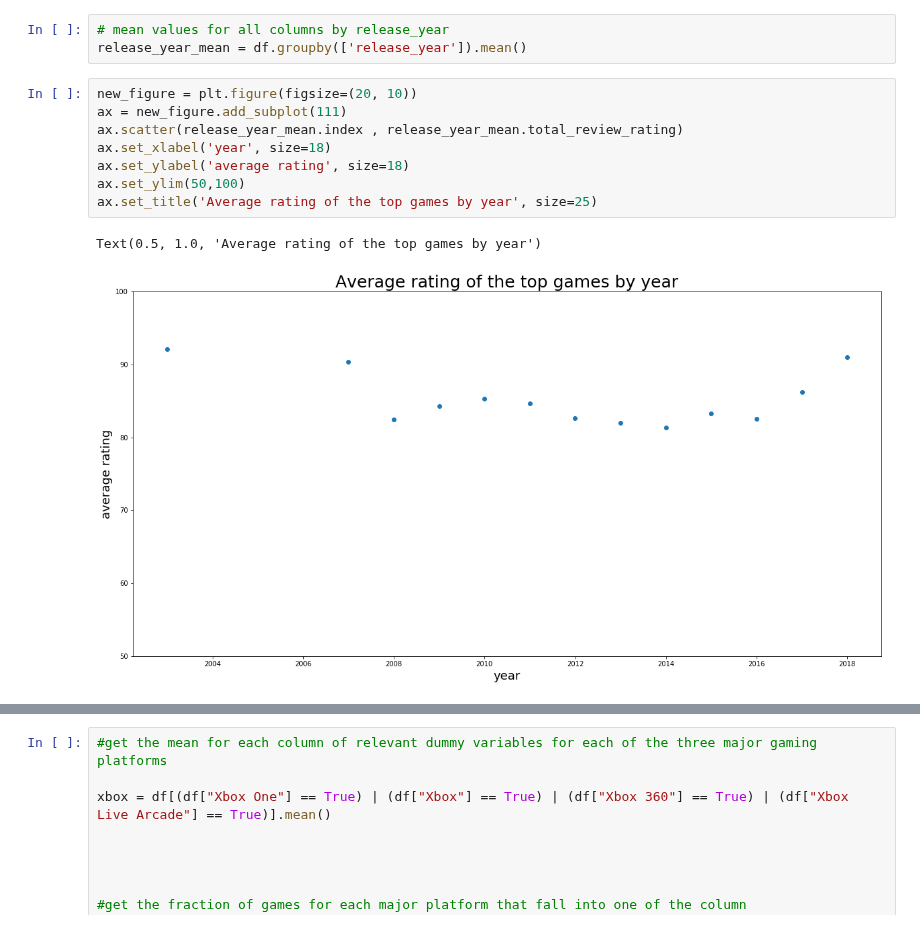
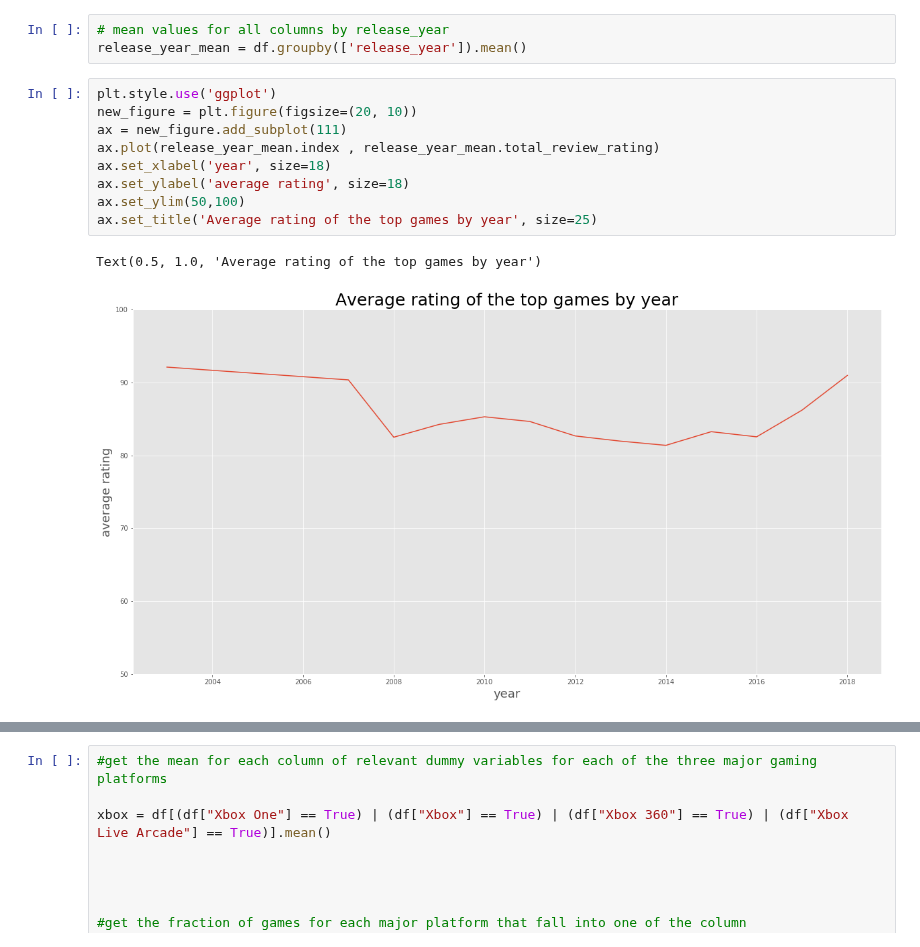
Before and after one commit to Judahesses/IGDB-Project-1, a Jupyter notebook: igdb-project-1.ipynb, the cells around one changed output, grey strips where cells are left out. Drawn from its saved outputs; the diff is of its cells as text.

Commit message:
change plot to gg on average rating per year

```diff
--- a/igdb-project-1.ipynb
+++ b/igdb-project-1.ipynb
@@ -270,15 +270,16 @@ df.head(100)
 # mean values for all columns by release_year
 release_year_mean = df.groupby(['release_year']).mean()
 # %%
+plt.style.use('ggplot')
 new_figure = plt.figure(figsize=(20, 10))
 ax = new_figure.add_subplot(111)
-ax.scatter(release_year_mean.index , release_year_mean.total_review_rating)
+ax.plot(release_year_mean.index , release_year_mean.total_review_rating)
 ax.set_xlabel('year', size=18)
 ax.set_ylabel('average rating', size=18)
 ax.set_ylim(50,100)
 ax.set_title('Average rating of the top games by year', size=25)
 # %% [output]
 Text(0.5, 1.0, 'Average rating of the top games by year')
-[figure, old version]
+[figure, new version]
 # %%
 df['Xbox One'].mean()
```
Also changed, not shown: parts of 1 cell of this notebook.
